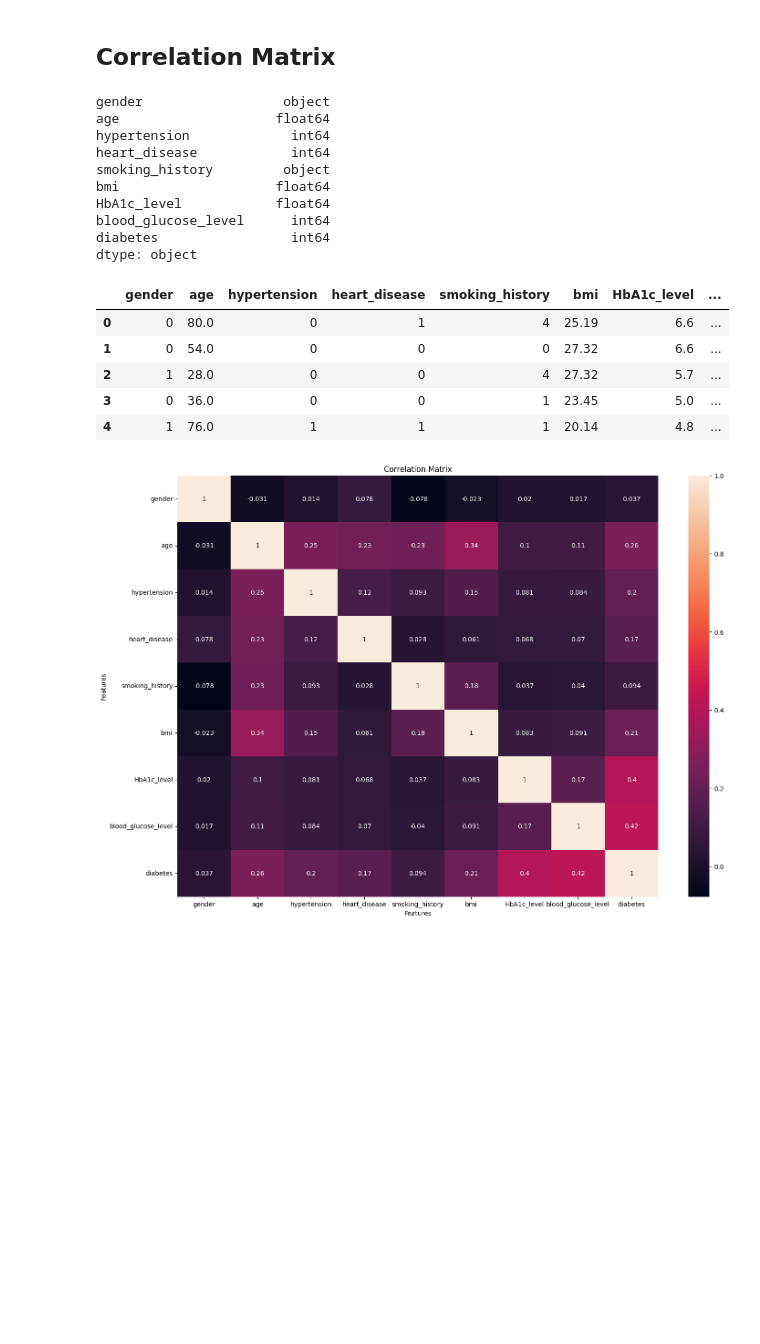
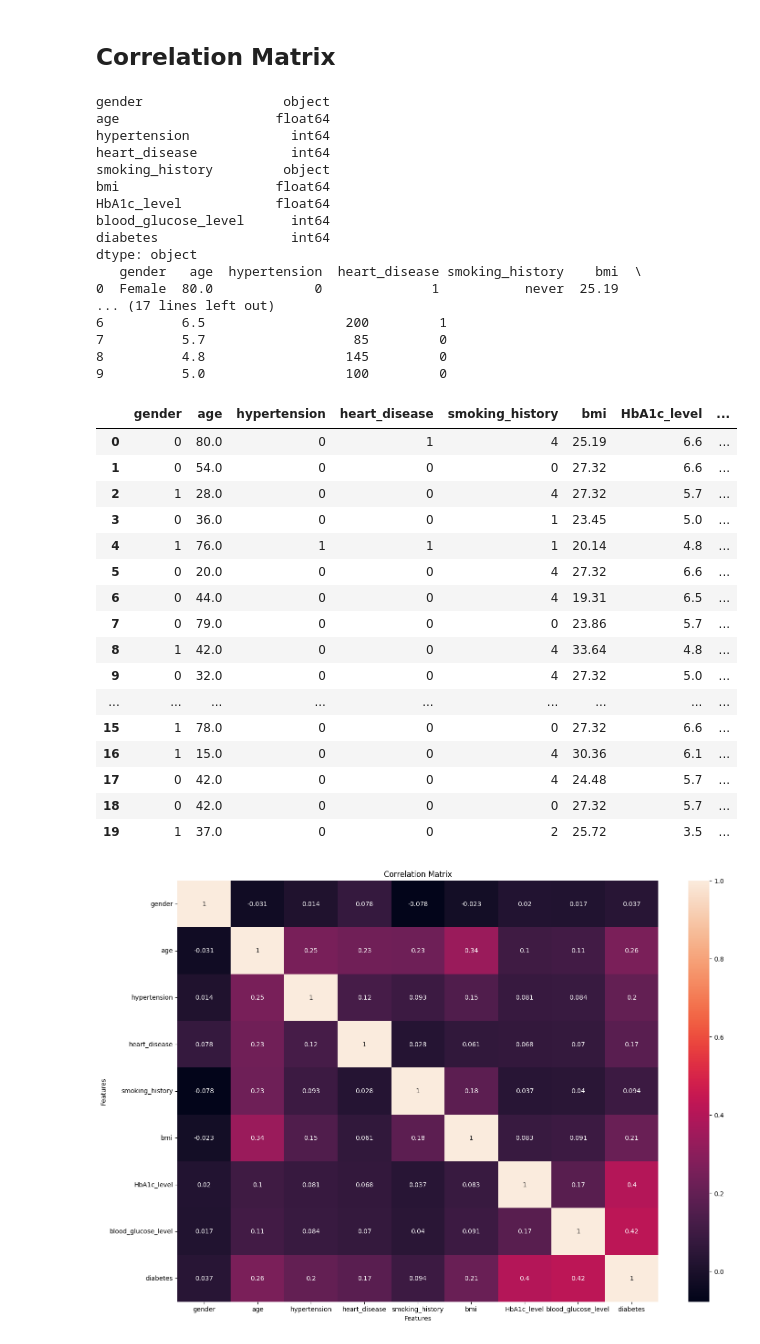
Before and after one commit to jakewc12/Medipredictor-AI, a Jupyter notebook: disease-backend/diabetes-prediction.ipynb, the cells around one changed output. Cells and saved outputs as stored; diff of their text form; code cells hidden in the pictures; blank space fills up the shorter version.

```diff
--- a/disease-backend/diabetes-prediction.ipynb
+++ b/disease-backend/diabetes-prediction.ipynb
@@ -79,26 +79,45 @@ Degrees of Freedom: 17
 # %%
 # Encode categorical data
 print(df.dtypes)
+print(df.head(10))
 df['gender'] = label_encoder.fit_transform(df['gender'])
 df['smoking_history'] = label_encoder.fit_transform(df['smoking_history'])
-df.head()
+df.head(20)
 # %% [output]
 gender                  object
 age                    float64
 hypertension             int64
 heart_disease            int64
 smoking_history         object
 bmi                    float64
 HbA1c_level            float64
 blood_glucose_level      int64
 diabetes                 int64
 dtype: object
+   gender   age  hypertension  heart_disease smoking_history    bmi  \
+0  Female  80.0             0              1           never  25.19
+... (17 lines left out)
+6          6.5                  200         1
+7          5.7                   85         0
+8          4.8                  145         0
+9          5.0                  100         0
 |  | gender | age | hypertension | heart_disease | smoking_history | bmi | HbA1c_level | ... |
 | 0 | 0 | 80.0 | 0 | 1 | 4 | 25.19 | 6.6 | ... |
 | 1 | 0 | 54.0 | 0 | 0 | 0 | 27.32 | 6.6 | ... |
 | 2 | 1 | 28.0 | 0 | 0 | 4 | 27.32 | 5.7 | ... |
 | 3 | 0 | 36.0 | 0 | 0 | 1 | 23.45 | 5.0 | ... |
 | 4 | 1 | 76.0 | 1 | 1 | 1 | 20.14 | 4.8 | ... |
+| 5 | 0 | 20.0 | 0 | 0 | 4 | 27.32 | 6.6 | ... |
+| 6 | 0 | 44.0 | 0 | 0 | 4 | 19.31 | 6.5 | ... |
+| 7 | 0 | 79.0 | 0 | 0 | 0 | 23.86 | 5.7 | ... |
+| 8 | 1 | 42.0 | 0 | 0 | 4 | 33.64 | 4.8 | ... |
+| 9 | 0 | 32.0 | 0 | 0 | 4 | 27.32 | 5.0 | ... |
+| ... | ... | ... | ... | ... | ... | ... | ... | ... |
+| 15 | 1 | 78.0 | 0 | 0 | 0 | 27.32 | 6.6 | ... |
+| 16 | 1 | 15.0 | 0 | 0 | 4 | 30.36 | 6.1 | ... |
+| 17 | 0 | 42.0 | 0 | 0 | 4 | 24.48 | 5.7 | ... |
+| 18 | 0 | 42.0 | 0 | 0 | 0 | 27.32 | 5.7 | ... |
+| 19 | 1 | 37.0 | 0 | 0 | 2 | 25.72 | 3.5 | ... |
 # %%
 plt.figure(figsize=(17,12))
 sns.heatmap(df.corr(),annot=True)
```
Also changed, not shown: 34 other files.
